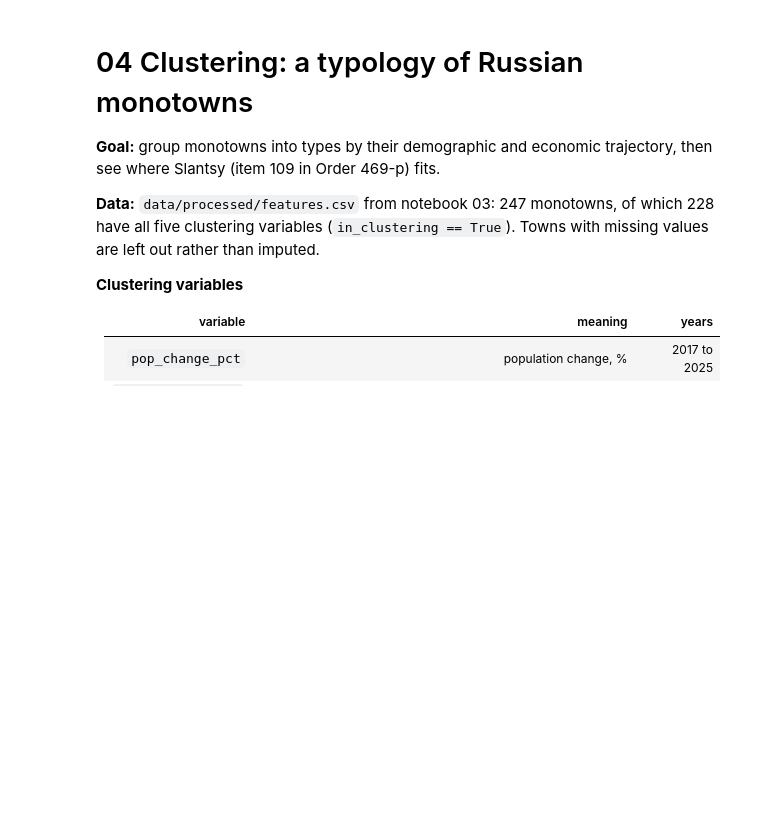
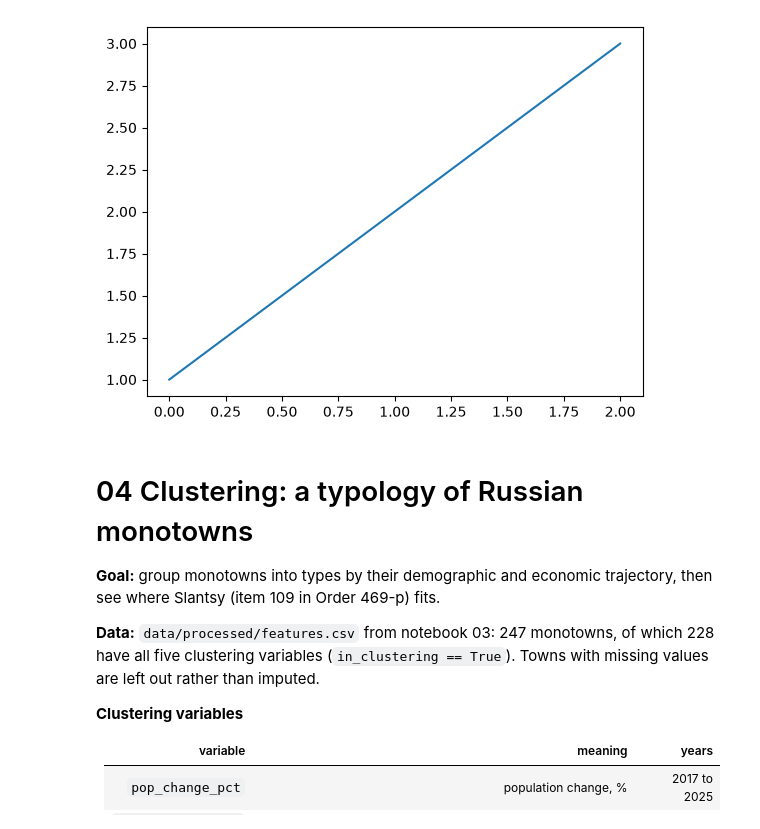
Before and after one commit to evelina-kalugina/-russian-monotowns-typology, a Jupyter notebook: notebooks/04_clustering.ipynb, the cells around one changed output. Drawn from its saved outputs; the diff is of its cells as text; code cells hidden in the pictures; blank space fills up the shorter version.

```diff
--- a/notebooks/04_clustering.ipynb
+++ b/notebooks/04_clustering.ipynb
@@ -1,3 +1,9 @@
+# %%
+import matplotlib.pyplot as plt
+plt.plot([1, 2, 3])
+plt.show()
+# %% [output]
+[figure, added]
 # %% [markdown]
 # 04 Clustering: a typology of Russian monotowns
 
```
Also changed, not shown: parts of 3 cells of this notebook.
